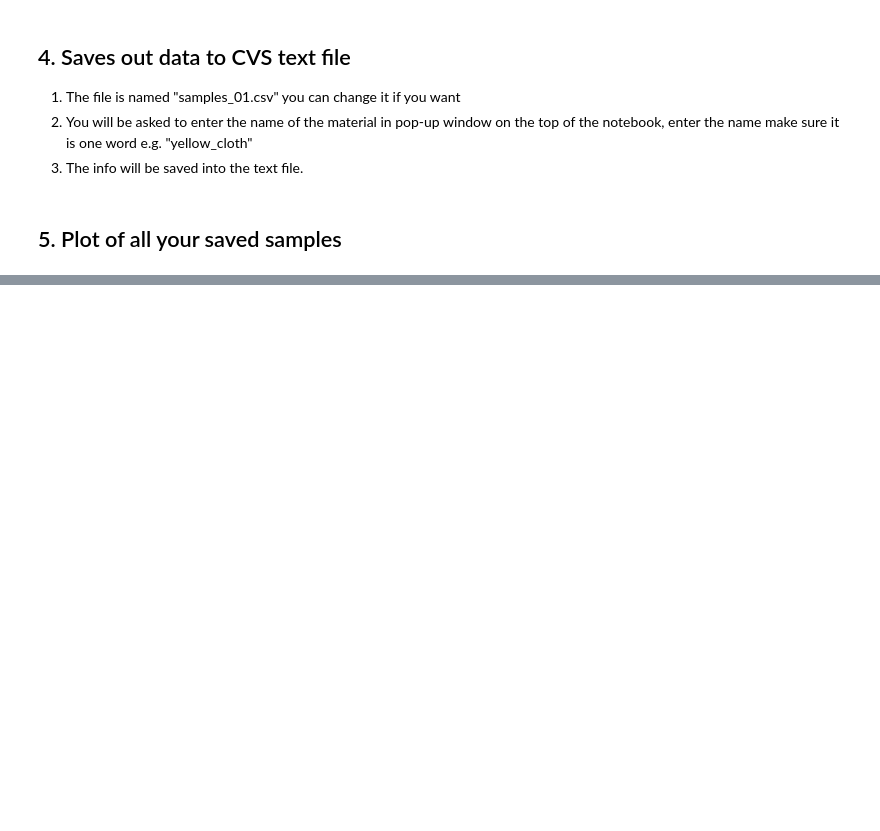
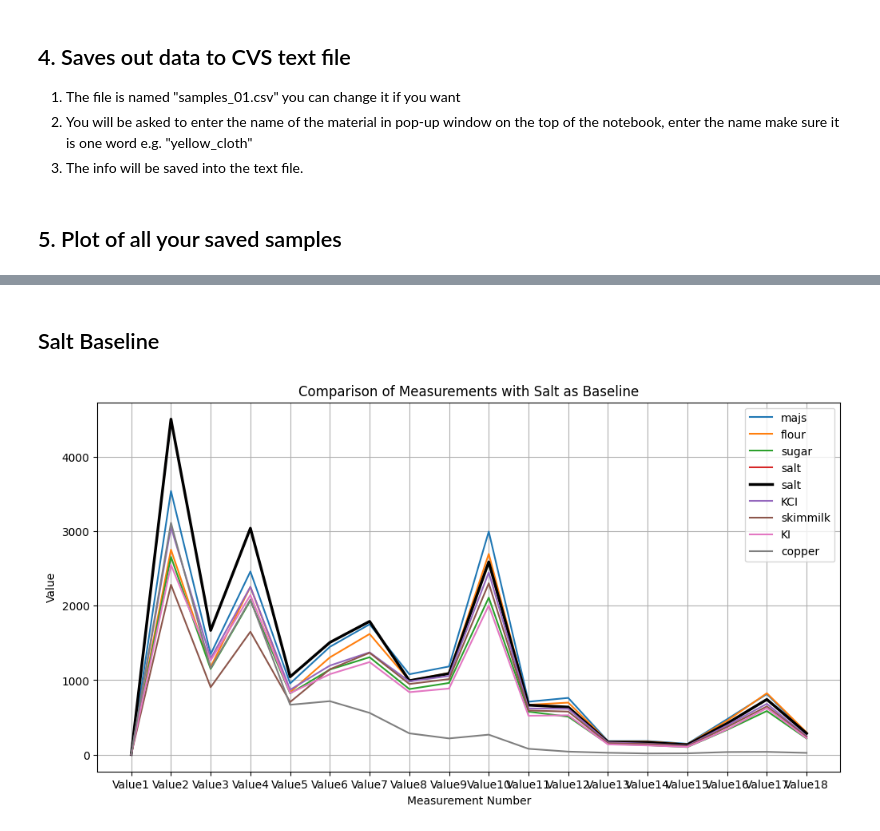
Before and after one commit to spikol/NIR_FALL_2023, a Jupyter notebook: Cirkusnaturligvis/data_note/nir_note_05.ipynb, the cells around one changed output, grey strips where cells are left out. Cells and saved outputs as stored; diff of their text form; code cells hidden in the pictures; blank space fills up the shorter version.

```diff
--- a/Cirkusnaturligvis/data_note/nir_note_05.ipynb
+++ b/Cirkusnaturligvis/data_note/nir_note_05.ipynb
@@ -155,0 +156,36 @@ Skipping row due to length mismatch: x_values length: 17, carry_values length: 0
+# %% [markdown]
+## Salt Baseline
+# %%
+import pandas as pd
+import matplotlib.pyplot as plt
+
+# Load the dataset
+file_path = 'samples_06.csv'  # file path
+data = pd.read_csv(file_path)
+
+# Resetting the index to convert index values into columns
+data_reset = data.reset_index()
+
+# Renaming columns for clarity
+column_names = ['Value' + str(i) for i in range(1, len(data_reset.columns) - 1)]
+column_names = ['Value' + str(i) for i in range(1, len(data_reset.columns) - 1)]
+data_reset.columns = column_names + ['Response', 'Additional Item']
+
+# Filtering data to include only the value columns and the response (item name)
+plot_data = data_reset.set_index('Response').drop('Additional Item', axis=1)
+
+# Creating the plot
+plt.figure(figsize=(12, 6))
+for item in plot_data.index:
+    plt.plot(plot_data.columns, plot_data.loc[item], label=item)
+    if item == 'salt':
+        plt.plot(plot_data.columns, plot_data.loc[item], label=item, color='black', linewidth=2.5)  # Emphasize the salt line
+
+plt.title('Comparison of Measurements with Salt as Baseline')
+plt.xlabel('Measurement Number')
+plt.ylabel('Value')
+plt.legend()
+plt.grid(True)
+plt.show()
+# %% [output]
+[figure, added]
```
Also changed, not shown: parts of 2 cells of this notebook, 9 other files.
